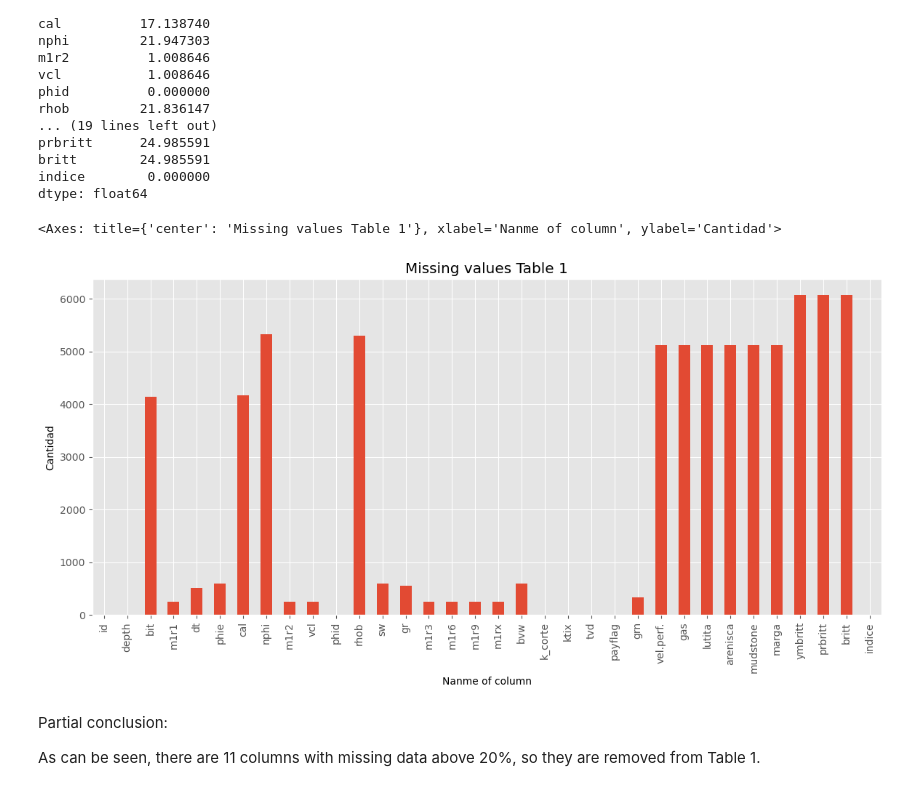
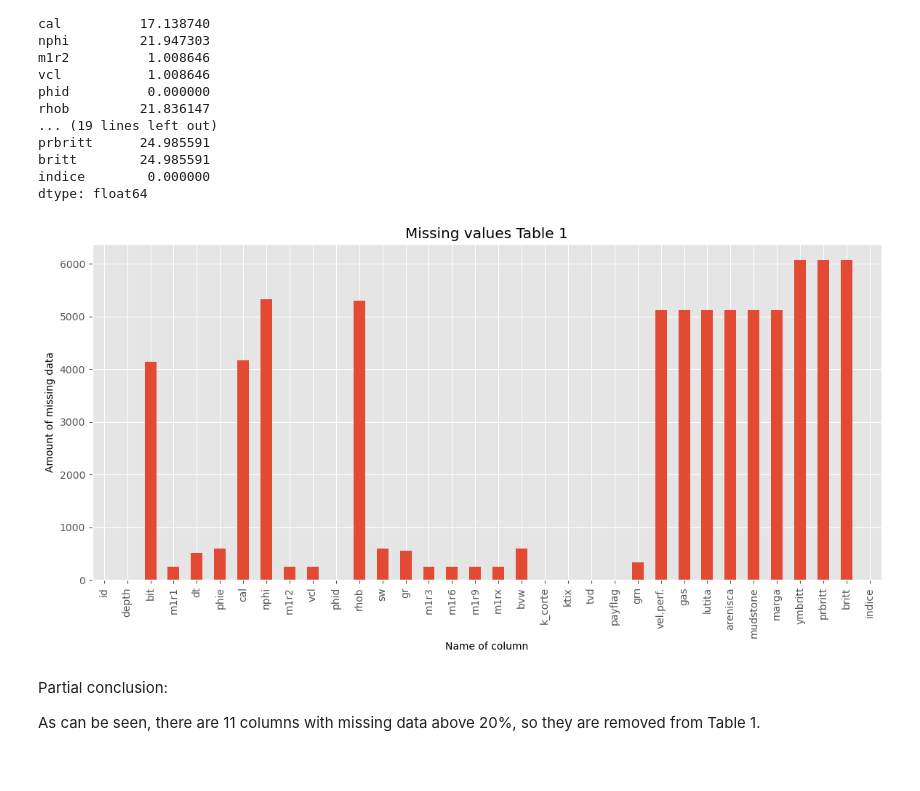
Before and after one commit to dc36205/Exploration_Well_Logs_Based_On_Geological_Data_for_Classification, a Jupyter notebook: Classification_of_exploration_well_logs_based_on_geological_data.ipynb, the cells around one changed output. Cells and saved outputs as stored; diff of their text form; code cells hidden in the pictures.

```diff
--- a/Classification_of_exploration_well_logs_based_on_geological_data.ipynb
+++ b/Classification_of_exploration_well_logs_based_on_geological_data.ipynb
@@ -397,13 +397,14 @@ dtype: float64
 # %%
 plt.style.use('ggplot')
 
 #df_well_1.groupby(-999.2500).count()
 #index, counts = np.unique(df_well_1.values,return_counts=True)
-df_well_1[df_well_1 == -999.25].count().plot(kind='bar', rot= 90, title='Missing values Table 1', ylabel='Cantidad' , xlabel='Nanme of column', figsize=(14, 6))
+df_well_1[df_well_1 == -999.25].count().plot(kind='bar', rot= 90, title='Missing values Table 1', ylabel='Amount of missing data' , xlabel='Name of column', figsize=(14, 6))
 #.plot(kind='bar', rot= 0, title='Faltantes', ylabel='Total', xlabel='Tipos de establecimientos', figsize=(14, 6))
+plt.savefig("images/barplot_Missing_values_Table_1.png", dpi=600, bbox_inches='tight', pad_inches=0.5)
+plt.show()
 # %% [output]
-<Axes: title={'center': 'Missing values Table 1'}, xlabel='Nanme of column', ylabel='Cantidad'>
-[figure, old version]
+[figure, new version]
 # %% [markdown]
 Partial conclusion:
 
```
Also changed, not shown: parts of 19 cells of this notebook.
